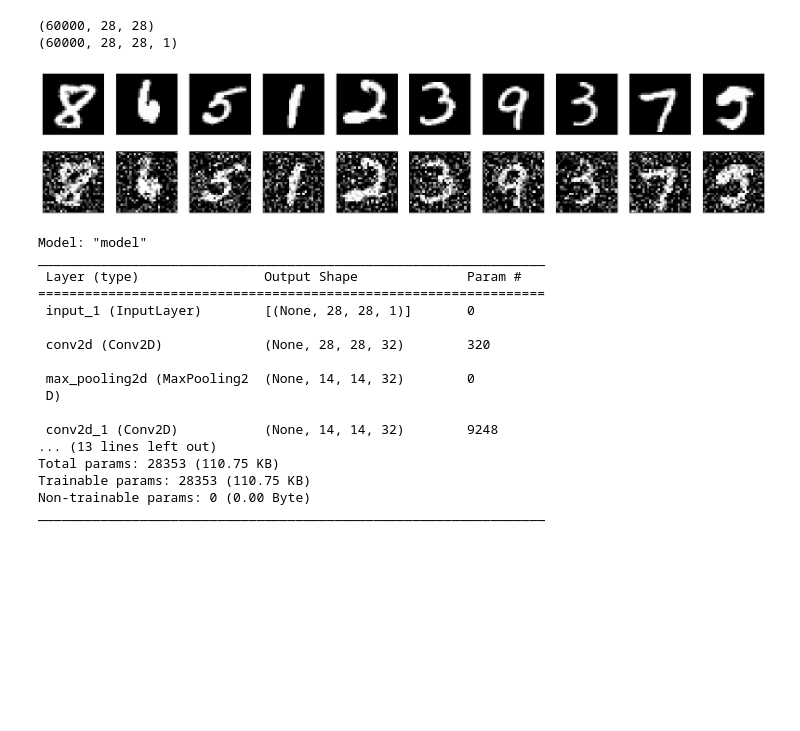
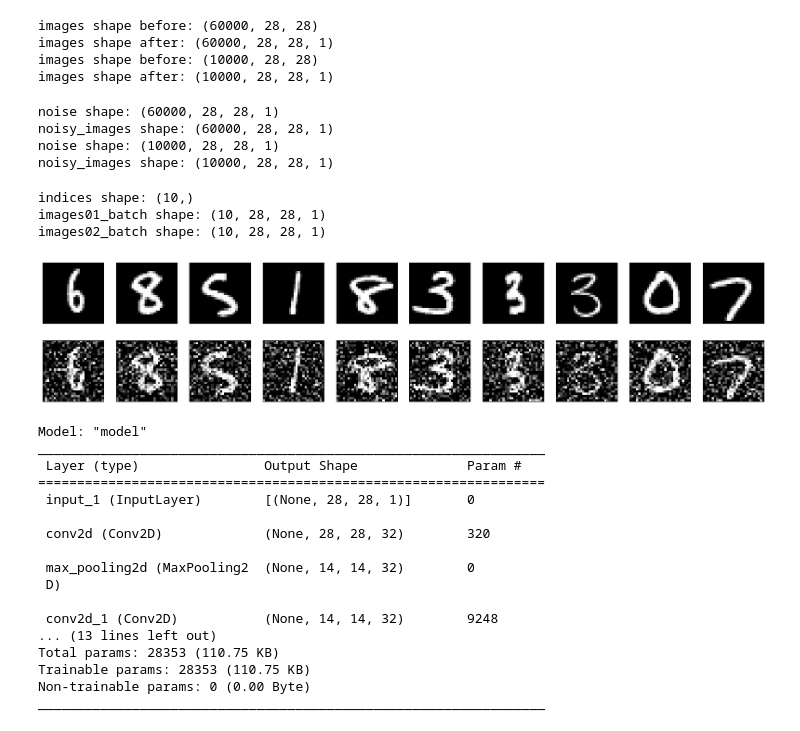
Before and after one commit to juancolamendy/ml-tutorials, a Jupyter notebook: keras/autoencoder-denoise-image.ipynb, the cells around one changed output. Cells and saved outputs as stored; diff of their text form; code cells hidden in the pictures; blank space fills up the shorter version.

```diff
--- a/keras/autoencoder-denoise-image.ipynb
+++ b/keras/autoencoder-denoise-image.ipynb
@@ -45,0 +16,11 @@ def display(array1, array2, n = 10):
+# %%
+def noise(images):
+    """Adds random noise to each image."""
+    noise_factor = 0.4
+    noise_ = noise_factor * np.random.normal(
+        loc=0.0, scale=1.0, size=images.shape
+    )
+    print('noise shape:', noise_.shape)
+    noisy_images = images + noise_
+    print('noisy_images shape:', noisy_images.shape)
+    return np.clip(noisy_images, 0.0, 1.0)
@@ -46,24 +51,33 @@ def display(array1, array2, n = 10):
 # %%
 # Preprocess the data
 # Load the mnist dataset
-(train_data, _), (test_data, _) = mnist.load_data()
-
-# Normalize and reshape the data
-print(train_data.shape)
-train_data = preprocess(train_data)
-print(train_data.shape)
-test_data = preprocess(test_data)
-
-# Create a copy of the data with added noise
-noisy_train_data = noise(train_data)
-noisy_test_data = noise(test_data)
-
-# Display the train data and a version of it with added noise
-display(train_data, noisy_train_data)
+(x_train, _), (x_test, _) = mnist.load_data()
-# %% [output]
-(60000, 28, 28)
-(60000, 28, 28, 1)
-[figure, removed]
+# %%
+# Normalize and reshape the data
+x_train = preprocess(x_train)
+x_test = preprocess(x_test)
+# %% [output]
+images shape before: (60000, 28, 28)
+images shape after: (60000, 28, 28, 1)
+images shape before: (10000, 28, 28)
+images shape after: (10000, 28, 28, 1)
+# %%
+# Create a copy of the data with added noise
+x_train_noisy = noise(x_train)
+x_test_noisy = noise(x_test)
+# %% [output]
+noise shape: (60000, 28, 28, 1)
+noisy_images shape: (60000, 28, 28, 1)
+noise shape: (10000, 28, 28, 1)
+noisy_images shape: (10000, 28, 28, 1)
+# %%
+# Display the train data and a version of it with added noise
+display(x_train, x_train_noisy)
+# %% [output]
+indices shape: (10,)
+images01_batch shape: (10, 28, 28, 1)
+images02_batch shape: (10, 28, 28, 1)
+[figure, added]
 # %%
 # Build the autoencoder
 inputs = layers.Input(shape=(28, 28, 1))
```
Also changed, not shown: parts of 4 cells of this notebook, 1 other file.
